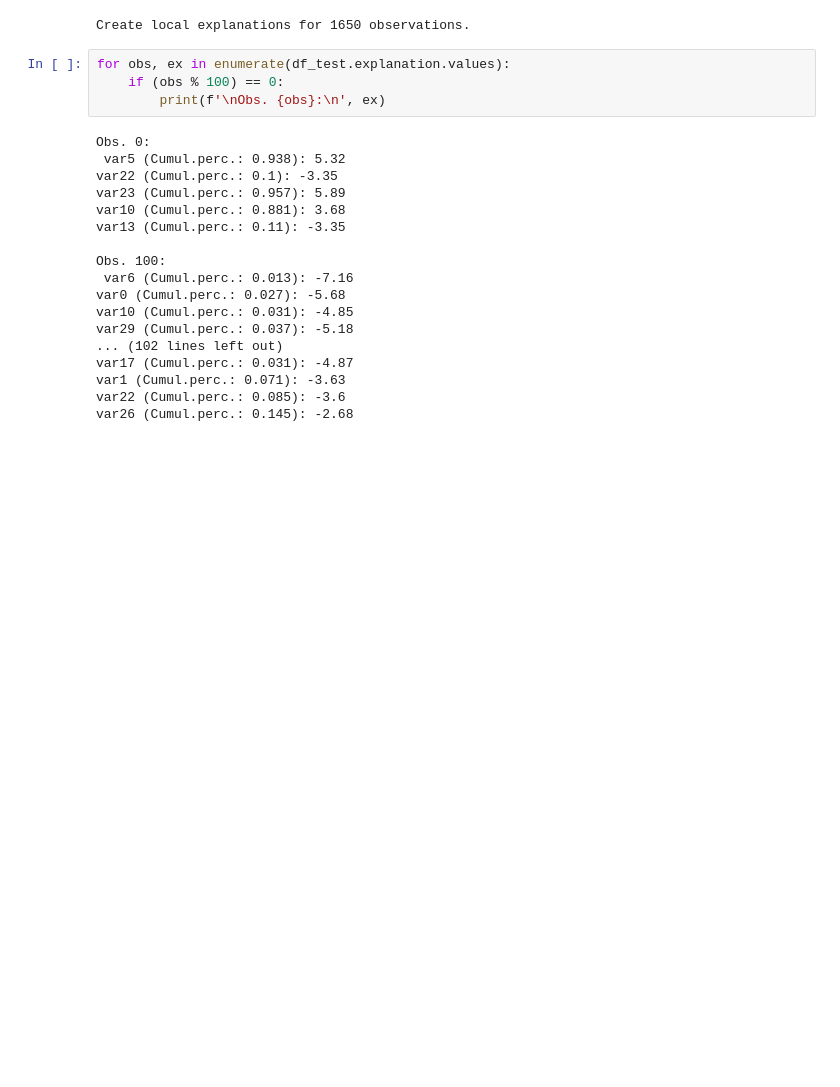
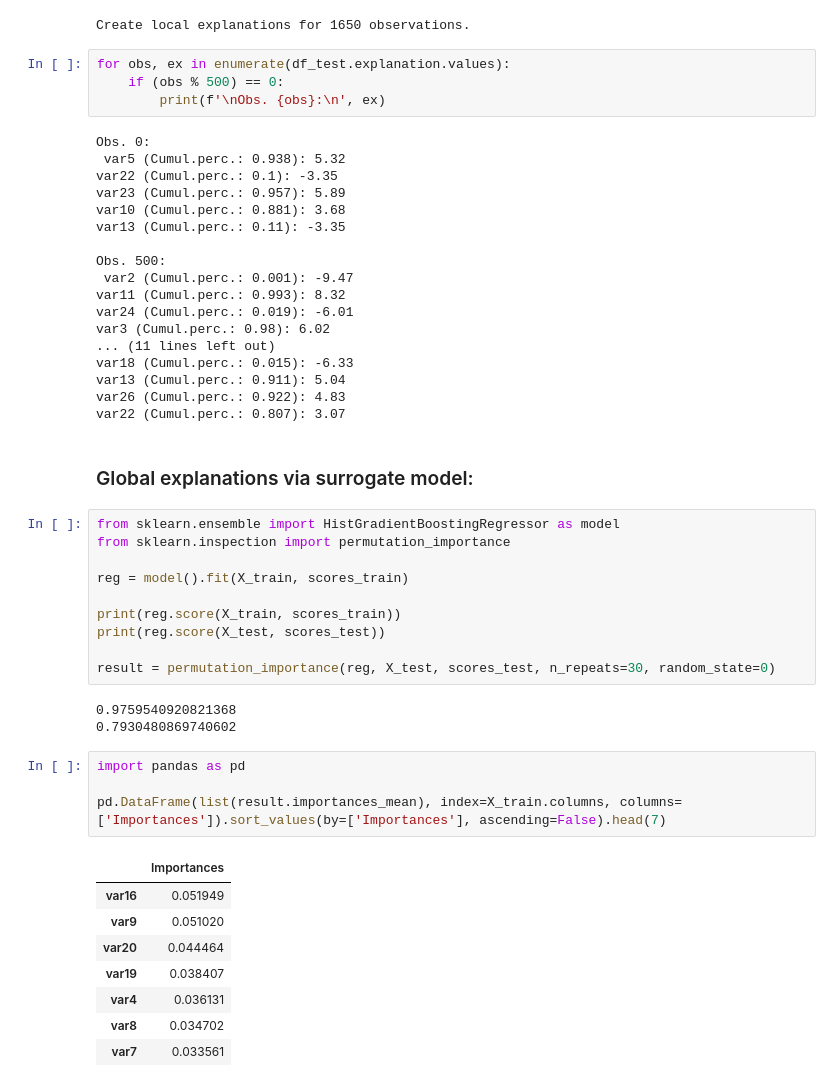
Before and after one commit to AVoss84/bhad, a Jupyter notebook: src/notebooks/Toy_Example.ipynb, the cells around one changed output. Saved outputs shown, nothing was run; the diff lists cells and outputs as text; blank space fills up the shorter version.

Commit message:
add global expl

```diff
--- a/src/notebooks/Toy_Example.ipynb
+++ b/src/notebooks/Toy_Example.ipynb
@@ -240,7 +242,7 @@ df_test = local_expl.get_explanation()
 Create local explanations for 1650 observations.
 # %%
 for obs, ex in enumerate(df_test.explanation.values):
-    if (obs % 100) == 0:
+    if (obs % 500) == 0:
         print(f'\nObs. {obs}:\n', ex)
 # %% [output]
 Obs. 0:
@@ -250,13 +252,41 @@ var23 (Cumul.perc.: 0.957): 5.89
 var10 (Cumul.perc.: 0.881): 3.68
 var13 (Cumul.perc.: 0.11): -3.35
 
-Obs. 100:
- var6 (Cumul.perc.: 0.013): -7.16
-var0 (Cumul.perc.: 0.027): -5.68
-var10 (Cumul.perc.: 0.031): -4.85
-var29 (Cumul.perc.: 0.037): -5.18
-... (102 lines left out)
-var17 (Cumul.perc.: 0.031): -4.87
-var1 (Cumul.perc.: 0.071): -3.63
-var22 (Cumul.perc.: 0.085): -3.6
-var26 (Cumul.perc.: 0.145): -2.68
+Obs. 500:
+ var2 (Cumul.perc.: 0.001): -9.47
+var11 (Cumul.perc.: 0.993): 8.32
+var24 (Cumul.perc.: 0.019): -6.01
+var3 (Cumul.perc.: 0.98): 6.02
+... (11 lines left out)
+var18 (Cumul.perc.: 0.015): -6.33
+var13 (Cumul.perc.: 0.911): 5.04
+var26 (Cumul.perc.: 0.922): 4.83
+var22 (Cumul.perc.: 0.807): 3.07
+# %% [markdown]
+### Global explanations via surrogate model:
+# %%
+from sklearn.ensemble import HistGradientBoostingRegressor as model
+from sklearn.inspection import permutation_importance
+
+reg = model().fit(X_train, scores_train)
+
+print(reg.score(X_train, scores_train))
+print(reg.score(X_test, scores_test))
+
+result = permutation_importance(reg, X_test, scores_test, n_repeats=30, random_state=0)
+# %% [output]
+0.9759540920821368
+0.7930480869740602
+# %%
+import pandas as pd
+
+pd.DataFrame(list(result.importances_mean), index=X_train.columns, columns=['Importances']).sort_values(by=['Importances'], ascending=False).head(7)
+# %% [output]
+|  | Importances |
+| var16 | 0.051949 |
+| var9 | 0.051020 |
+| var20 | 0.044464 |
+| var19 | 0.038407 |
+| var4 | 0.036131 |
+| var8 | 0.034702 |
+| var7 | 0.033561 |
```
Also changed, not shown: parts of 5 cells of this notebook.
